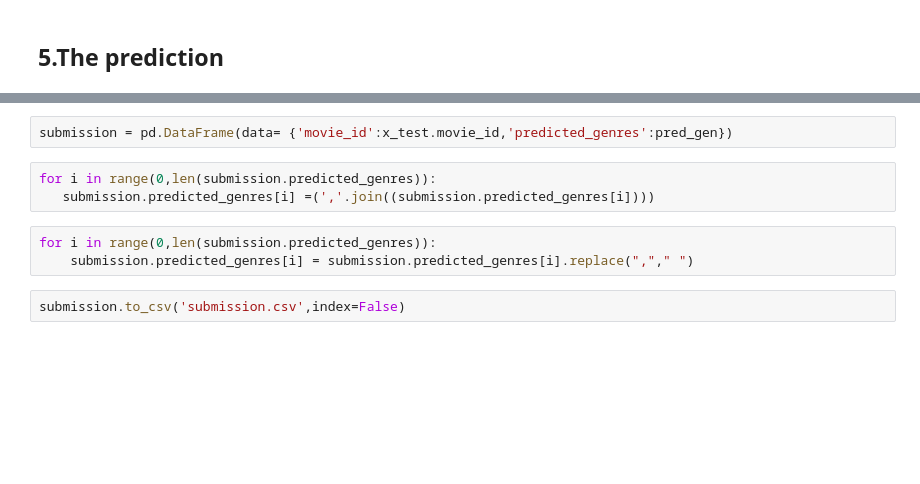
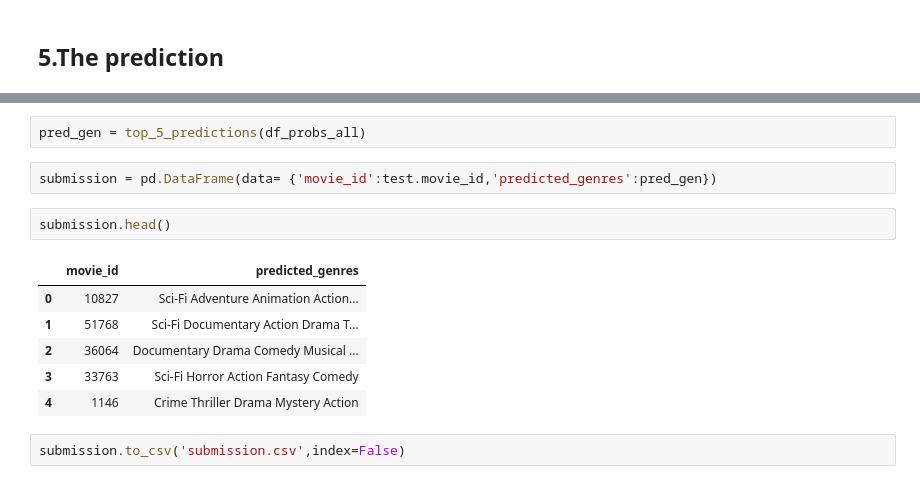
Before and after one commit to opsabarsec/NLP--film-genres-from-synopsis, a Jupyter notebook: Film_genres.ipynb, the cells around one changed output, grey strips where cells are left out. Cells and saved outputs as stored; diff of their text form; blank space fills up the shorter version.

```diff
--- a/Film_genres.ipynb
+++ b/Film_genres.ipynb
@@ -168,10 +260,15 @@ pred_gen = multilabel_binarizer.inverse_transform(y_pred)
+# %%
+pred_gen = top_5_predictions(df_probs_all)
 # %%
-submission = pd.DataFrame(data= {'movie_id':x_test.movie_id,'predicted_genres':pred_gen})
+submission = pd.DataFrame(data= {'movie_id':test.movie_id,'predicted_genres':pred_gen})
-# %%
-for i in range(0,len(submission.predicted_genres)):
-   submission.predicted_genres[i] =(','.join((submission.predicted_genres[i])))
-# %%
-for i in range(0,len(submission.predicted_genres)):
-    submission.predicted_genres[i] = submission.predicted_genres[i].replace(","," ")
+# %%
+submission.head()
+# %% [output]
+|  | movie_id | predicted_genres |
+| 0 | 10827 | Sci-Fi Adventure Animation Action... |
+| 1 | 51768 | Sci-Fi Documentary Action Drama T... |
+| 2 | 36064 | Documentary Drama Comedy Musical ... |
+| 3 | 33763 | Sci-Fi Horror Action Fantasy Comedy |
+| 4 | 1146 | Crime Thriller Drama Mystery Action |
 # %%
 submission.to_csv('submission.csv',index=False)
```
Also changed, not shown: parts of 25 cells of this notebook, 1 other file.
